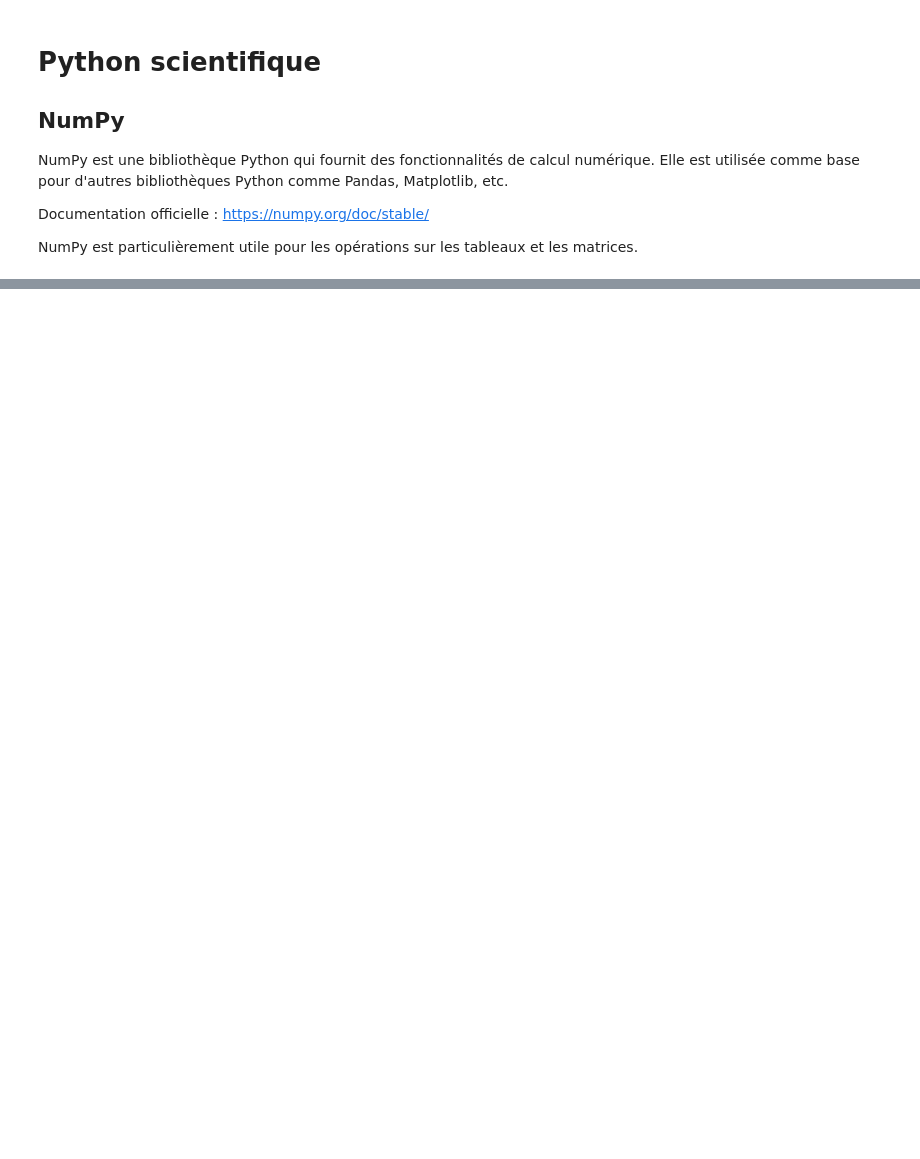
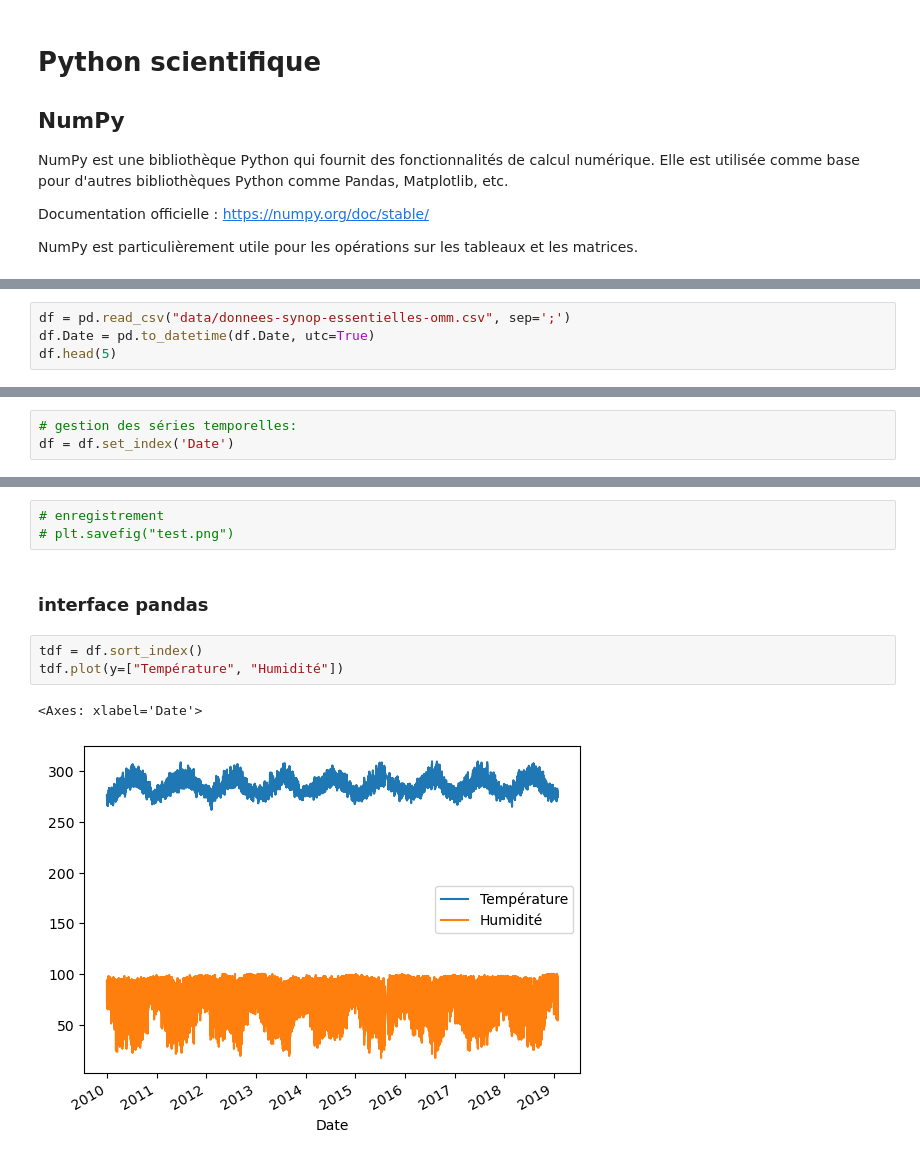
Before and after one commit to manlaya/init-python-amorse-binder, a Jupyter notebook: notebooks/3-pandas_matplotlib_numpy.ipynb, the cells around one changed output, grey strips where cells are left out. Cells and saved outputs as stored; diff of their text form; blank space fills up the shorter version.

Commit message:
update notebooks, add np,mpl and data

```diff
--- a/notebooks/3-pandas_matplotlib_numpy.ipynb
+++ b/notebooks/3-pandas_matplotlib_numpy.ipynb
@@ -36,0 +246,4 @@ np.arange(10.2, 1000.9, 99.9)
+# %%
+df = pd.read_csv("data/donnees-synop-essentielles-omm.csv", sep=';')
+df.Date = pd.to_datetime(df.Date, utc=True)
+df.head(5)
@@ -36,0 +348,3 @@ np.arange(10.2, 1000.9, 99.9)
+# %%
+# gestion des séries temporelles:
+df = df.set_index('Date')
@@ -36,0 +421,11 @@ np.arange(10.2, 1000.9, 99.9)
+# %%
+# enregistrement
+# plt.savefig("test.png")
+# %% [markdown]
+### interface pandas
+# %%
+tdf = df.sort_index()
+tdf.plot(y=["Température", "Humidité"])
+# %% [output]
+<Axes: xlabel='Date'>
+[figure, added]
```
Also changed, not shown: parts of 52 cells of this notebook, 6 other files.
